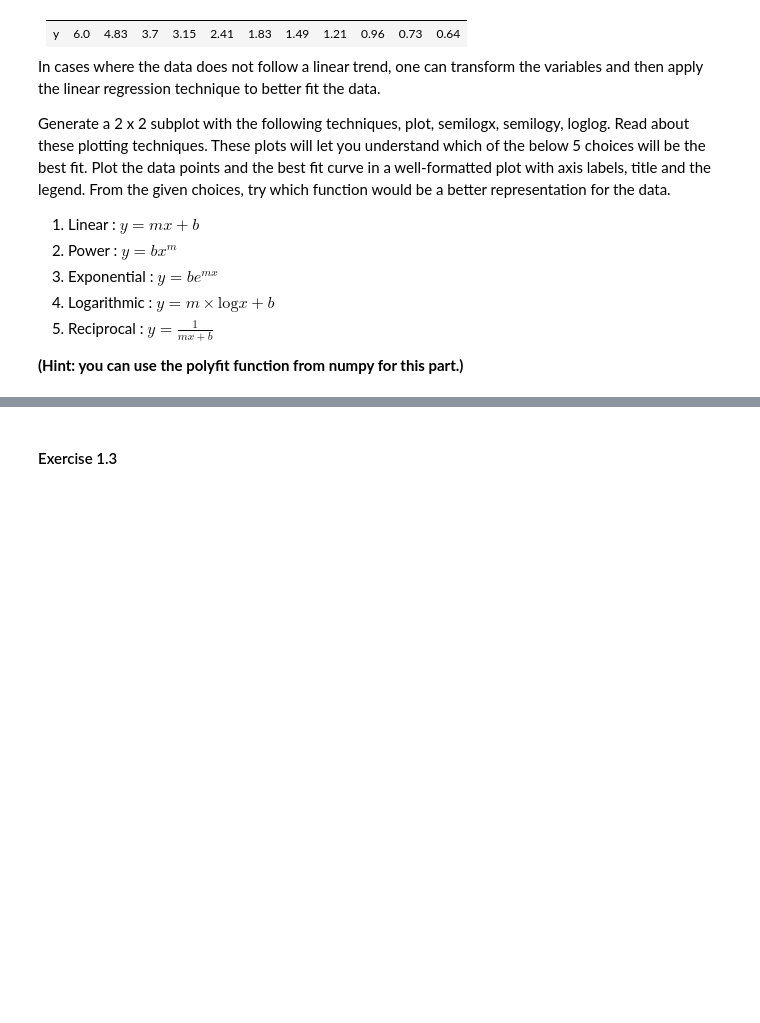
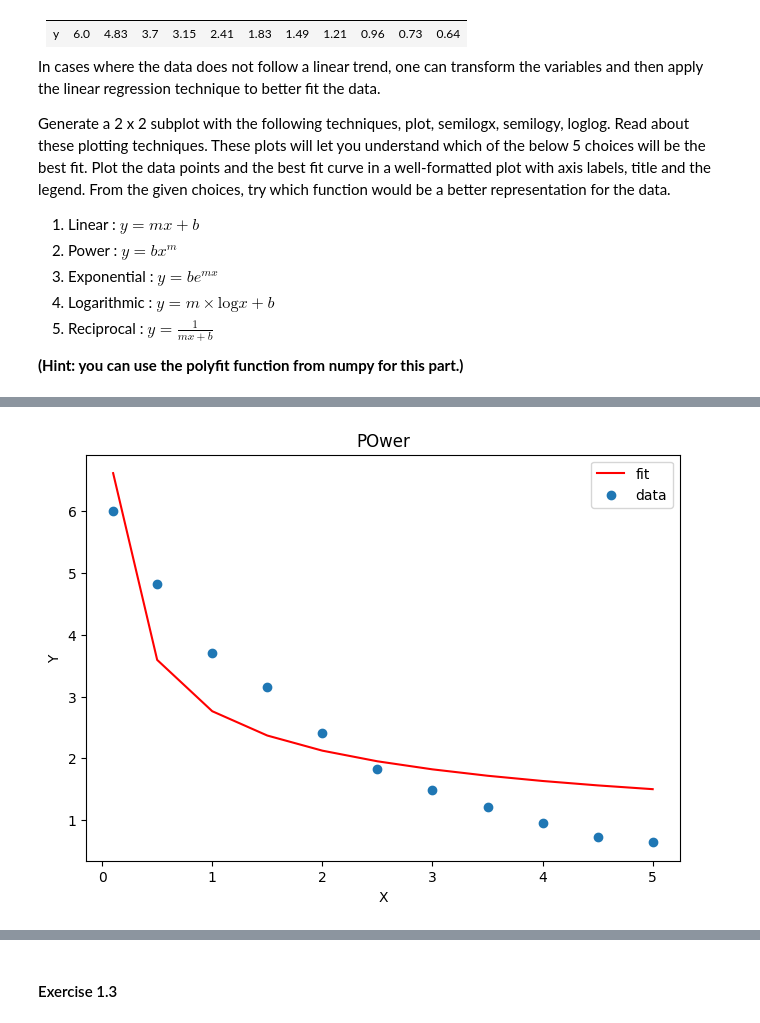
Before and after one commit to amirheyvaz/WiSe-2024, a Jupyter notebook: ML LAB/Exercises/1/1747696_Exercise_01.ipynb, the cells around one changed output, grey strips where cells are left out. Cells and saved outputs as stored; diff of their text form; code cells hidden in the pictures; blank space fills up the shorter version.

```diff
--- a/ML LAB/Exercises/1/1747696_Exercise_01.ipynb
+++ b/ML LAB/Exercises/1/1747696_Exercise_01.ipynb
@@ -128,0 +144,16 @@ plt.show()
+# %%
+from scipy.optimize import curve_fit
+def func(x, a, b):
+    return a * (pow(x, b))
+popt, pcov = curve_fit(func, x, y)
+y_hat = popt[0] * (pow(x, popt[1]))
+fig, ax = plt.subplots(layout='constrained')
+ax.set_title("Power")
+ax.set_xlabel('X')
+ax.set_ylabel('Y')
+ax.plot(x, y_hat, "r", label='fit')
+ax.scatter(x, y, label='data')
+ax.legend()
+plt.show()
+# %% [output]
+[figure, added]
```
Also changed, not shown: parts of 13 cells of this notebook.
